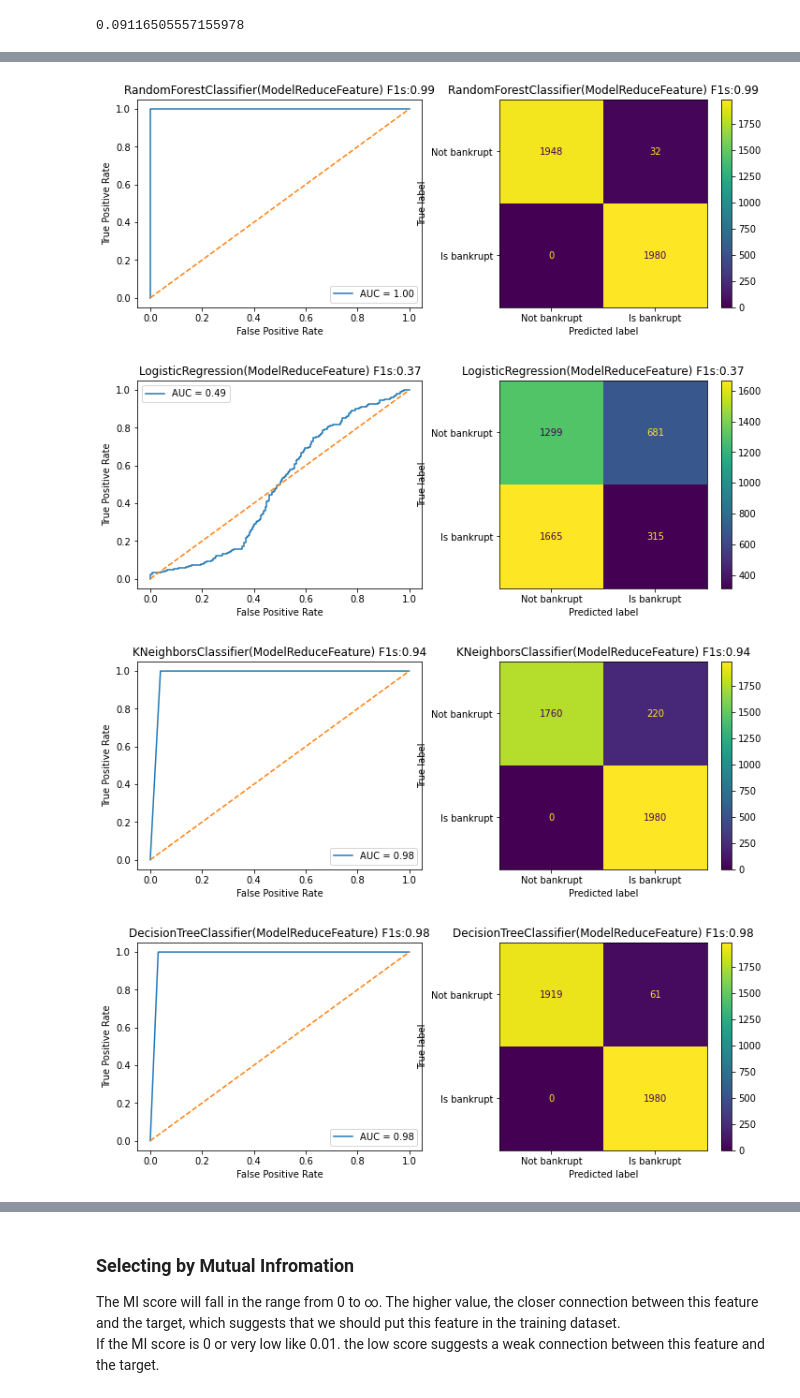
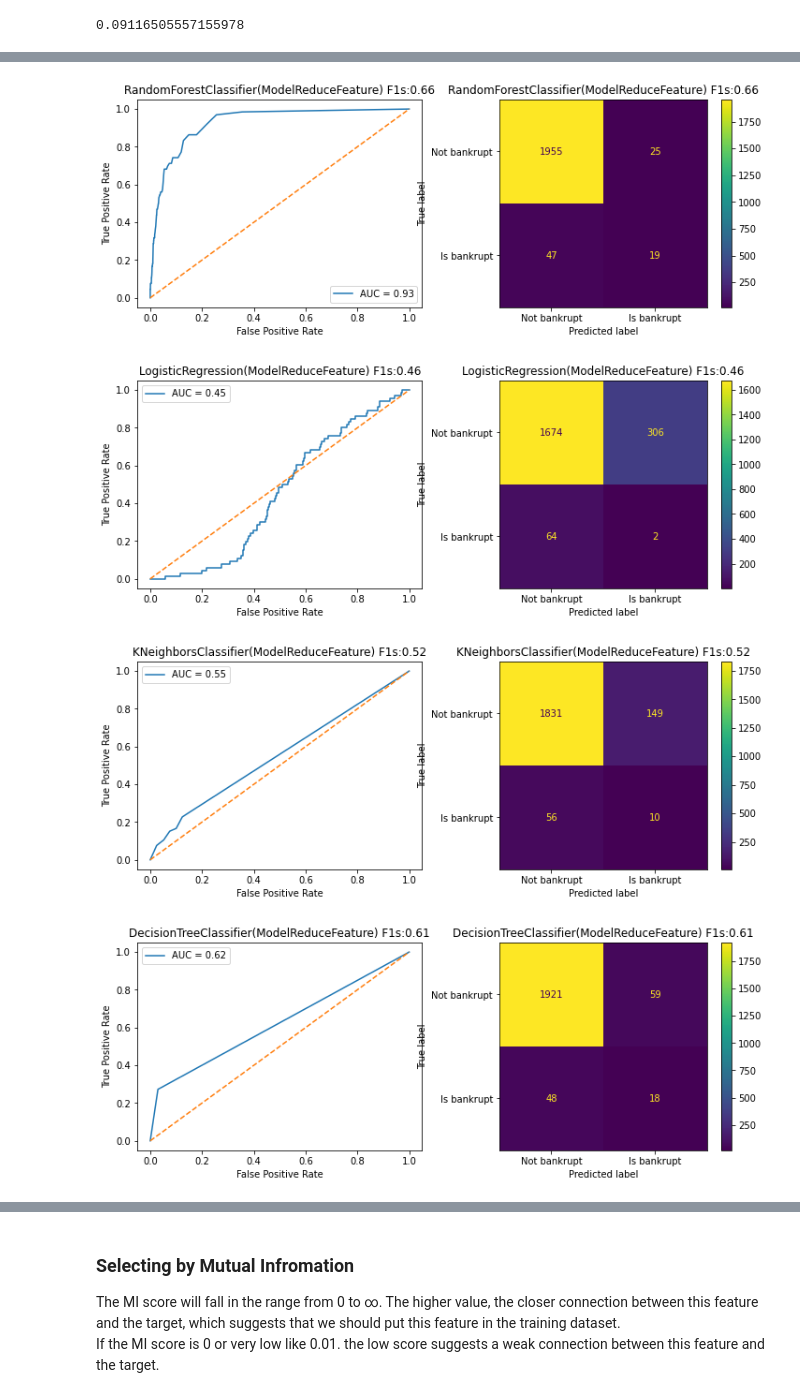
Before and after one commit to gg41825/ml-group-project, a Jupyter notebook: Bankruptcy_Jan20_final.ipynb, the cells around one changed output, grey strips where cells are left out. Drawn from its saved outputs; the diff is of its cells as text; code cells hidden in the pictures.

Commit message:
fix resample data and add more classifications

```diff
--- a/Bankruptcy_Jan20_final.ipynb
+++ b/Bankruptcy_Jan20_final.ipynb
@@ -437,5 +633 @@ we test three regression's accuracy to decide which features to select
-# %%
-X_train, X_test, y_train, y_test = train_test_split(
-    X_resample, y_resample, test_size=0.3, random_state=0, stratify=y_resample
-)
 # %% [markdown]
@@ -487,17 +683,17 @@ The model can explain 79.8% of the variance in the test set
 # %%
-# 3. RandomForestRegressor
+# 3. DecisionTreeClassifier
 # select 10 features with RFE on a RandomForestRegressor, drop 19 feature on each step
-rfe_rf = RFE(
-    estimator=RandomForestRegressor(), n_features_to_select=10, step=19, verbose=1
+rfe_dtc = RFE(
+    estimator=DecisionTreeClassifier(), n_features_to_select=10, step=19, verbose=1
 )
-rfe_rf.fit(X_train, y_train)
+rfe_dtc.fit(X_resample, y_resample)
 
 # calculate the R squared on the test set
-r_squared = rfe_rf.score(X_test, y_test)
+r_squared = rfe_dtc.score(X_test, y_test)
 print(f"The model can explain {r_squared:.1%} of the variance in the test set")
 
 # assign the support array to rf_mask
-rf_mask = rfe_rf.support_
+dtc_mask = rfe_dtc.support_
 # %% [output]
 Fitting estimator with 95 features.
 Fitting estimator with 76 features.
@@ -507,0 +706,14 @@ The model can explain 96.3% of the variance in the test set
+# %%
+# 3. LGBMClassifier
+# select 10 features with RFE on a RandomForestRegressor, drop 19 feature on each step
+rfe_lgbmc = RFE(
+    estimator=LGBMClassifier(), n_features_to_select=10, step=19, verbose=1
+)
+rfe_lgbmc.fit(X_resample, y_resample)
+
+# calculate the R squared on the test set
+r_squared = rfe_lgbmc.score(X_test, y_test)
+print(f"The model can explain {r_squared:.1%} of the variance in the test set")
+
+# assign the support array to rf_mask
+lgmbc_mask = rfe_lgbmc.support_
@@ -508,12 +727,13 @@ The model can explain 96.3% of the variance in the test set
 # %%
-# sum the votes of the three models
-votes = np.sum([lcv_mask, gb_mask, rf_mask], axis=0)
-print("votes:", votes) # 0: not helpful, 1: only helpful for 1 model ... 3: helpful for all models
+# sum the votes of the four models
+votes = np.sum([ab_mask, xgb_mask, dtc_mask, lgmbc_mask], axis=0)
+print("votes:", votes) # 0: not helpful, 1: only helpful for 1 model ... 4: helpful for all models
 
 # create a mask for features selected by at least 2 model
 meta_mask = votes >= 2
 
 # apply the dimensionality reduction on X
-data_modelReduceFeature = X_resample.loc[:, meta_mask]
-data_modelReduceFeature.shape
+train_modelReduceFeature = X_resample.loc[:, meta_mask]
+train_modelReduceFeature.shape
+test_modelReduceFeature = X_test.loc[:, meta_mask]
 # %% [output]
@@ -524,3 +743,3 @@ votes: [0 0 0 0 0 0 0 0 1 2 1 1 0 2 0 0 0 0 2 0 0 0 0 0 0 0 0 0 1 1 0 0 0 2 2 3
 # %%
-testModels(data_modelReduceFeature, y_resample, C_MODELREDUCEFEATURE, True)
+testModels(train_modelReduceFeature, y_resample, test_modelReduceFeature, y_test, C_MODELREDUCEFEATURE, True)
 # %% [output]
@@ -531,4 +753,4 @@ DecisionTreeClassifier: train accurancy- 1.00 and test accruancy- 0.98
-[figure, old version]
+[figure, new version]
-[figure, old version]
+[figure, new version]
-[figure, old version]
+[figure, new version]
-[figure, old version]
+[figure, new version]
```
Also changed, not shown: parts of 72 cells of this notebook.
